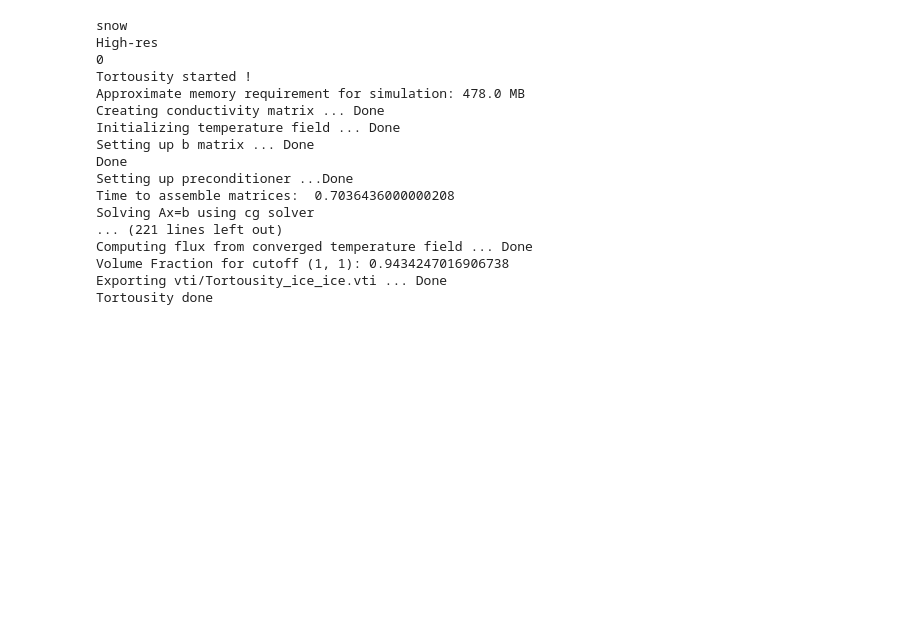
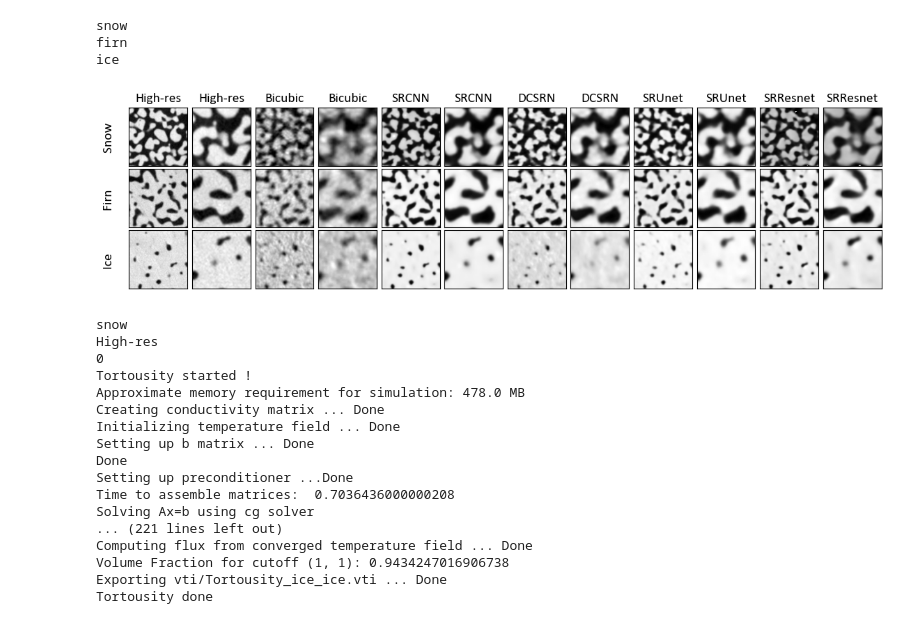
Before and after one commit to Faramarz-bagherzadeh/3D_SuperResolution, a Jupyter notebook: result_visualization.ipynb, the cells around one changed output. Saved outputs shown, nothing was run; the diff lists cells and outputs as text; code cells hidden in the pictures; blank space fills up the shorter version.

```diff
--- a/result_visualization.ipynb
+++ b/result_visualization.ipynb
@@ -99,3 +104,62 @@ ice
+# %%
+# Create a figure with subplots for displaying multiple images
+fig, axes = plt.subplots(nrows=3, ncols=12, figsize=(14, 5),sharex=True, sharey=True)
+i = 10
+
+# Flatten the axes array to iterate over subplots
+axes = axes.flatten()
+
+for num , f in enumerate([snow_files,firn_files,ice_files]):
+    type_ = ['snow','firn','ice'][num]
+    print (type_)
+    slice_ = [snow_slice,firn_slice,ice_slice][num]
+    c = 0
+    for row_number , name in enumerate(f.keys()):
+
+        row_number = num*12 + row_number +c
+        c+=1
+        ax1 = axes[row_number]
+        ax2 = axes[row_number+1]
+        #print (name)
+        #print (row_number)
+        if row_number ==0 :
+            i = 10
+        elif row_number == 1:
+            i = 9
+        elif row_number >1:
+            i = 10
+        data = read_and_preprocessing (f[name], slice_)
+        data = data[i,:128,:128]
+        ax1.imshow(data,'gray', extent=[0, 1, 0, 1])
+        ax1.set_box_aspect(1)
+        ax1.yaxis.set_ticks([])
+        ax1.xaxis.set_ticks([])
+
+        data = data[-64:,-64:]
+        img_pil = Image.fromarray(data)
+        img_resized = img_pil.resize((128, 128))
+        ax2.imshow(img_resized,'gray', extent=[0, 1, 0, 1])
+        #ax.axis('off')  # Turn off axis labels
+        ax2.set_box_aspect(1)
+        ax2.yaxis.set_ticks([])
+        ax2.xaxis.set_ticks([])
+
+        if type_ == 'snow':
+            ax1.set_title("{}".format(name), fontname='Calibri', fontsize=14)
+            ax2.set_title("{}".format(name), fontname='Calibri', fontsize=14)
+
+fig.text(0.1, 0.38, '     Ice              Firn            Snow        ',
+         va='center', rotation='vertical', fontfamily='Calibri', fontsize=14)
+#plt.tight_layout()  # Adjust layout
+
+fig.subplots_adjust(wspace=0.02, hspace=0.05, top=0.62, bottom=0.1)
+plt.savefig('SR_resutls_2D_another.png',dpi=300)
+plt.show()
+# %% [output]
+snow
+firn
+ice
+[figure, added]
 # %%
 
 def contrast_stretching(input_image):
```
Also changed, not shown: parts of 2 cells of this notebook.
